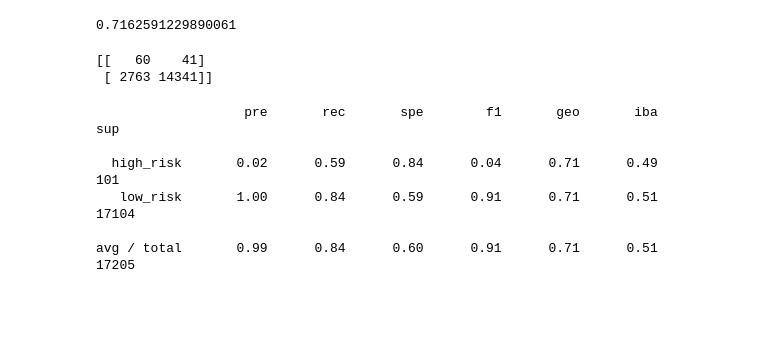
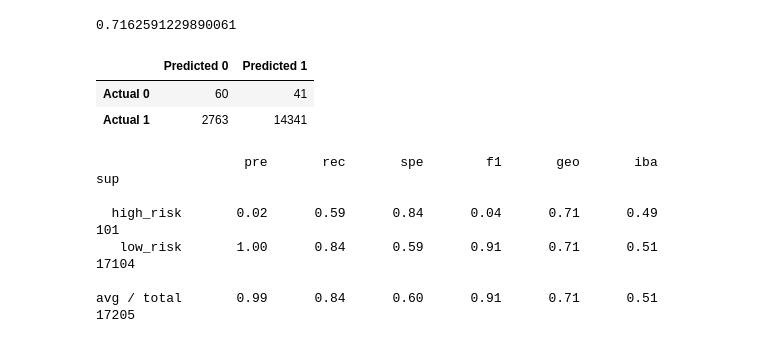
Before and after one commit to a-altman/Credit-Risk-Machine-Learning-Models, a Jupyter notebook: credit_risk_ensemble.ipynb, the cells around one changed output. Cells and saved outputs as stored; diff of their text form; code cells hidden in the pictures; blank space fills up the shorter version.

```diff
--- a/credit_risk_ensemble.ipynb
+++ b/credit_risk_ensemble.ipynb
@@ -138,10 +138,15 @@ balanced_accuracy_score(y_test, y_pred)
 0.7162591229890061
 # %%
 # Display the confusion matrix
-print(confusion_matrix(y_test, y_pred))
+cm = confusion_matrix(y_test, y_pred)
+cm_df = pd.DataFrame(
+    cm, index=["Actual 0", "Actual 1"], columns=["Predicted 0", "Predicted 1"]
+)
+cm_df
 # %% [output]
-[[   60    41]
- [ 2763 14341]]
+|  | Predicted 0 | Predicted 1 |
+| Actual 0 | 60 | 41 |
+| Actual 1 | 2763 | 14341 |
 # %%
 # Print the imbalanced classification report
 print(classification_report_imbalanced(y_test, y_pred))
```
Also changed, not shown: 1 other file.
